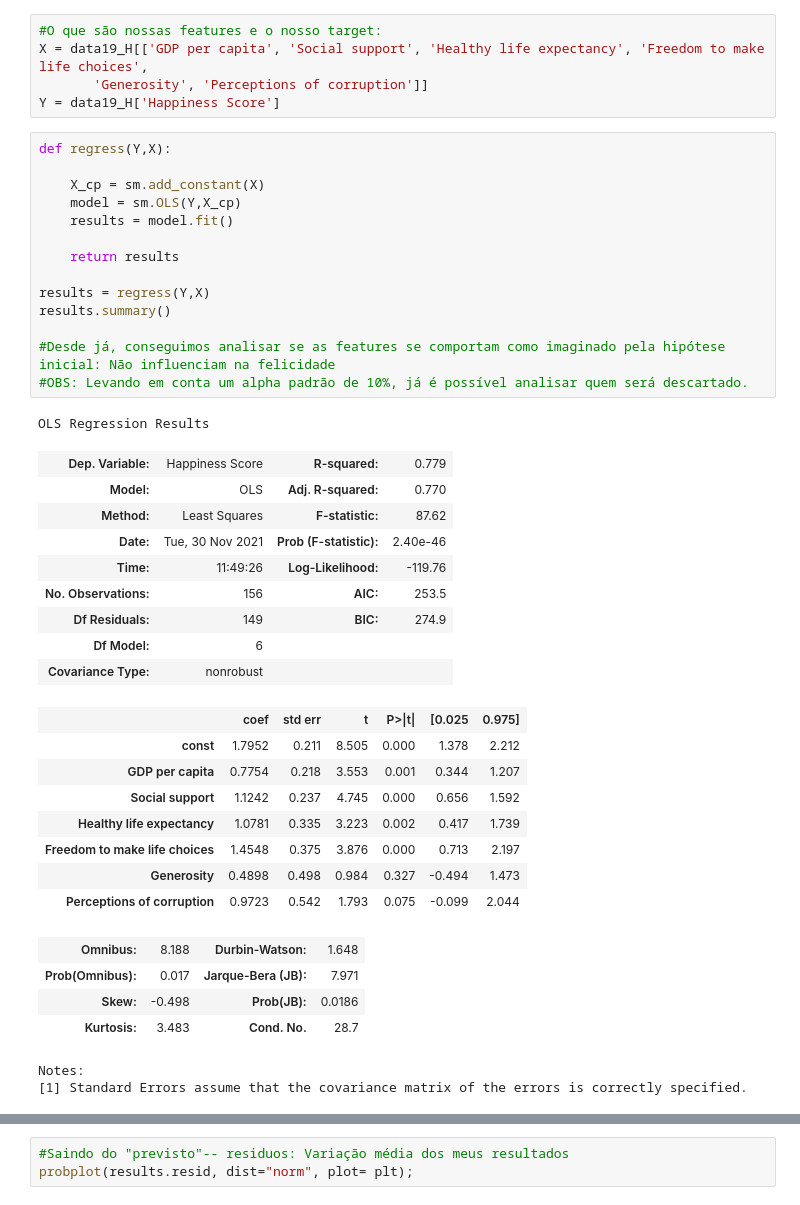
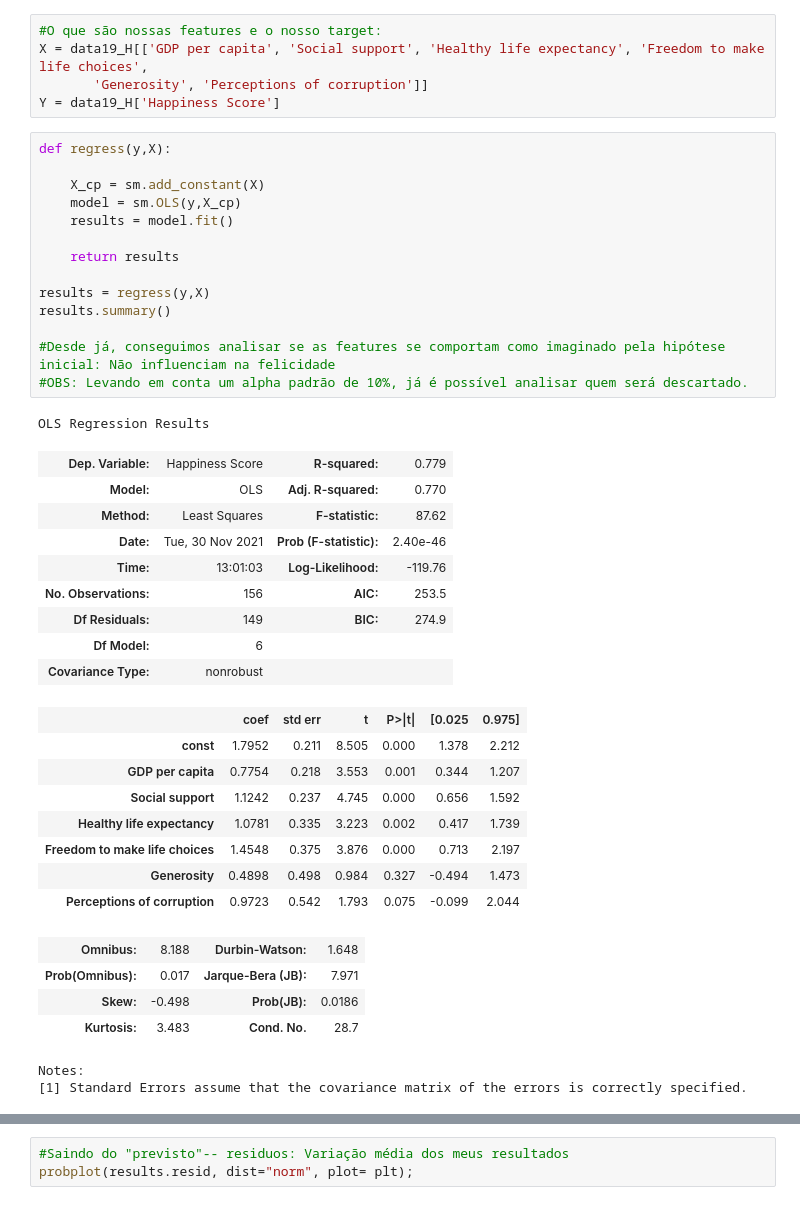
Before and after one commit to brigidolivia/Projeto2_CienciaDados, a Jupyter notebook: P2_Cdados.ipynb, the cells around one changed output, grey strips where cells are left out. Drawn from its saved outputs; the diff is of its cells as text.

```diff
--- a/P2_Cdados.ipynb
+++ b/P2_Cdados.ipynb
@@ -159,26 +159,26 @@ X = data19_H[['GDP per capita', 'Social support', 'Healthy life expectancy', 'Fr
        'Generosity', 'Perceptions of corruption']]
 Y = data19_H['Happiness Score']
 # %%
-def regress(Y,X):
+def regress(y,X):
 
     X_cp = sm.add_constant(X)
-    model = sm.OLS(Y,X_cp)
+    model = sm.OLS(y,X_cp)
     results = model.fit()
 
     return results
 
-results = regress(Y,X)
+results = regress(y,X)
 results.summary()
 
 #Desde já, conseguimos analisar se as features se comportam como imaginado pela hipótese inicial: Não influenciam na felicidade
 #OBS: Levando em conta um alpha padrão de 10%, já é possível analisar quem será descartado.
 # %% [output]
 OLS Regression Results
 | Dep. Variable: | Happiness Score | R-squared: | 0.779 |
 | Model: | OLS | Adj. R-squared: | 0.770 |
 | Method: | Least Squares | F-statistic: | 87.62 |
 | Date: | Tue, 30 Nov 2021 | Prob (F-statistic): | 2.40e-46 |
-| Time: | 11:49:26 | Log-Likelihood: | -119.76 |
+| Time: | 13:01:03 | Log-Likelihood: | -119.76 |
 | No. Observations: | 156 | AIC: | 253.5 |
 | Df Residuals: | 149 | BIC: | 274.9 |
 | Df Model: | 6 |  |  |
```
Also changed, not shown: parts of 12 cells of this notebook.
